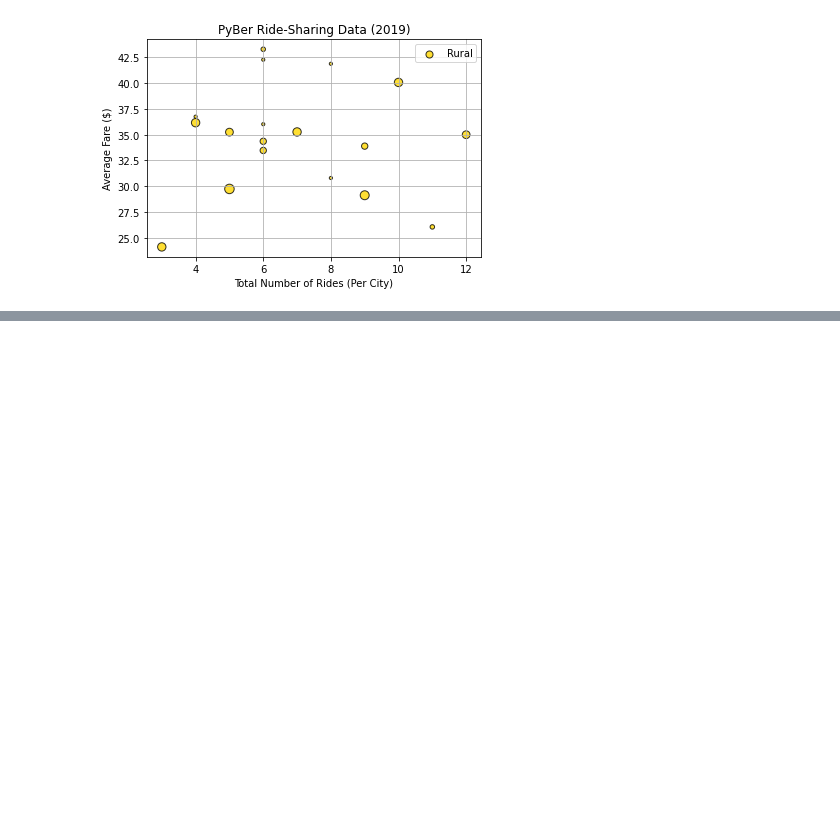
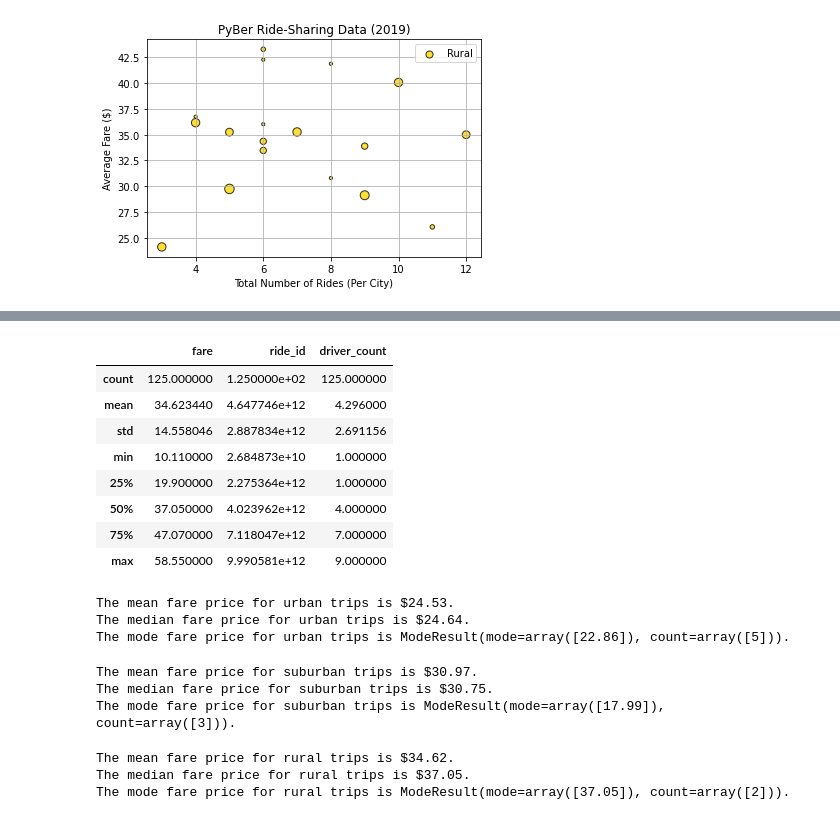
Before and after one commit to MitchellGleason/PyBer-Analysis, a Jupyter notebook: PyBer.ipynb, the cells around one changed output, grey strips where cells are left out. Saved outputs shown, nothing was run; the diff lists cells and outputs as text; code cells hidden in the pictures; blank space fills up the shorter version.

```diff
--- a/PyBer.ipynb
+++ b/PyBer.ipynb
@@ -370,0 +403,13 @@ plt.show()
+# %%
+#Summary statistics for Rural cities; fares & driver_count
+rural_cities_df.describe()
+# %% [output]
+|  | fare | ride_id | driver_count |
+| count | 125.000000 | 1.250000e+02 | 125.000000 |
+| mean | 34.623440 | 4.647746e+12 | 4.296000 |
+| std | 14.558046 | 2.887834e+12 | 2.691156 |
+| min | 10.110000 | 2.684873e+10 | 1.000000 |
+| 25% | 19.900000 | 2.275364e+12 | 1.000000 |
+| 50% | 37.050000 | 4.023962e+12 | 4.000000 |
+| 75% | 47.070000 | 7.118047e+12 | 7.000000 |
+| max | 58.550000 | 9.990581e+12 | 9.000000 |
@@ -370,0 +421,42 @@ plt.show()
+# %%
+# Calculate the measures of central tendency for the average fare for the urban cities
+mean_urban_fares = np.mean(urban_fares)
+print(f"The mean fare price for urban trips is ${mean_urban_fares:.2f}.")
+
+median_urban_fares = np.median(urban_fares)
+print(f"The median fare price for urban trips is ${median_urban_fares:.2f}.")
+
+mode_urban_fares = sts.mode(urban_fares)
+print(f"The mode fare price for urban trips is {mode_urban_fares}.")
+# %% [output]
+The mean fare price for urban trips is $24.53.
+The median fare price for urban trips is $24.64.
+The mode fare price for urban trips is ModeResult(mode=array([22.86]), count=array([5])).
+# %%
+# Calculate the measures of central tendency for the average fare for the Suburban cities
+mean_suburban_fares = np.mean(suburban_fares)
+print(f"The mean fare price for suburban trips is ${mean_suburban_fares:.2f}.")
+
+median_suburban_fares = np.median(suburban_fares)
+print(f"The median fare price for suburban trips is ${median_suburban_fares:.2f}.")
+
+mode_suburban_fares = sts.mode(suburban_fares)
+print(f"The mode fare price for suburban trips is {mode_suburban_fares}.")
+# %% [output]
+The mean fare price for suburban trips is $30.97.
+The median fare price for suburban trips is $30.75.
+The mode fare price for suburban trips is ModeResult(mode=array([17.99]), count=array([3])).
+# %%
+# Calculate the measures of central tendency for the average fare for the Rural cities
+mean_rural_fares = np.mean(rural_fares)
+print(f"The mean fare price for rural trips is ${mean_rural_fares:.2f}.")
+
+median_rural_fares = np.median(rural_fares)
+print(f"The median fare price for rural trips is ${median_rural_fares:.2f}.")
+
+mode_rural_fares = sts.mode(rural_fares)
+print(f"The mode fare price for rural trips is {mode_rural_fares}.")
+# %% [output]
+The mean fare price for rural trips is $34.62.
+The median fare price for rural trips is $37.05.
+The mode fare price for rural trips is ModeResult(mode=array([37.05]), count=array([2])).
```
Also changed, not shown: parts of 19 cells of this notebook.
